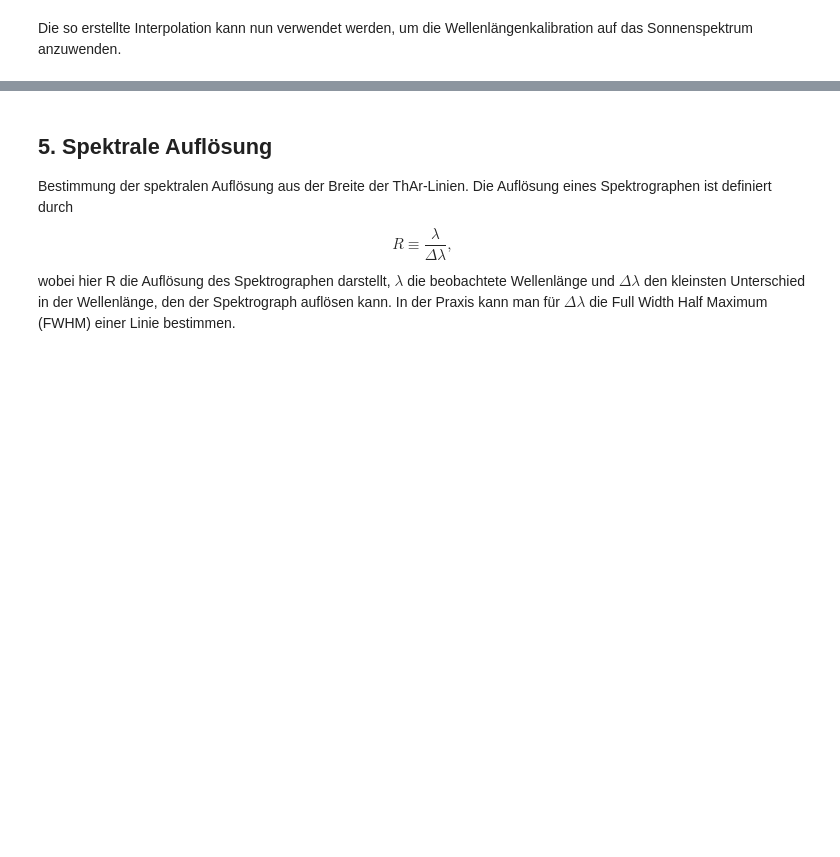
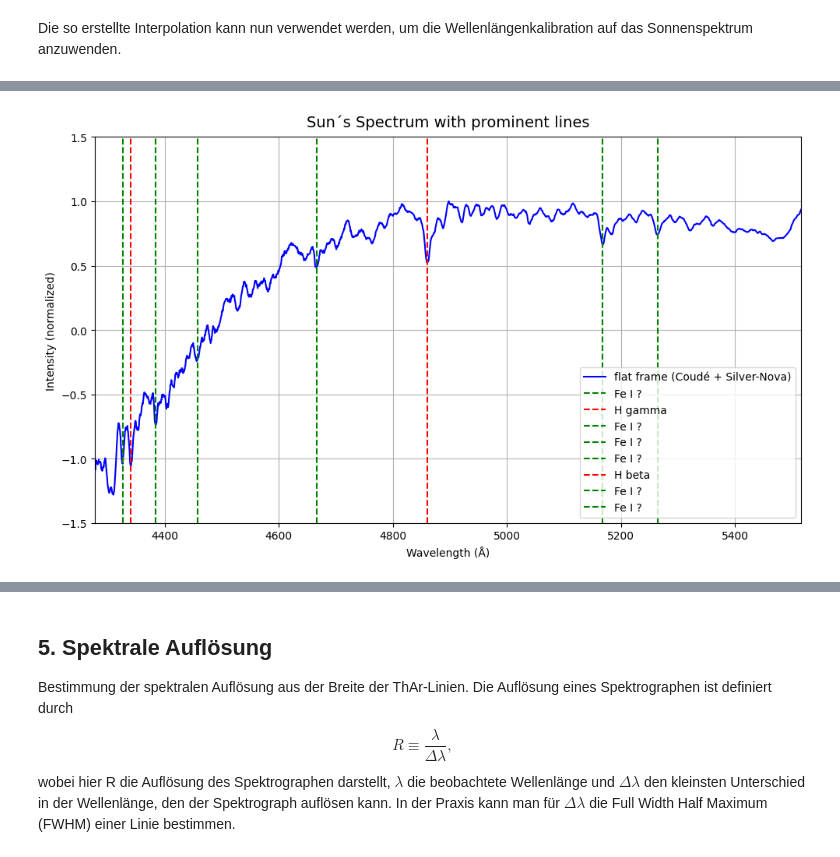
Before and after one commit to B0whunt3r21/AstroPrak, a Jupyter notebook: SolarSpectrum/Auswertungshilfe.ipynb, the cells around one changed output, grey strips where cells are left out. Cells and saved outputs as stored; diff of their text form; code cells hidden in the pictures; blank space fills up the shorter version.

```diff
--- a/SolarSpectrum/Auswertungshilfe.ipynb
+++ b/SolarSpectrum/Auswertungshilfe.ipynb
@@ -305,0 +327,24 @@ plt.show()
+# %%
+fig, ax = plt.subplots(1, 1, figsize=(10, 6))
+ax.plot(y_fit_3, sunSpect_normalized, color='blue', label='flat frame (Coudé + Silver-Nova)')
+ax.vlines(x=4327, ymin=-1.5, ymax=1.5, color='green', linestyle='--', label='Fe I ?')
+ax.vlines(x=4340, ymin=-1.5, ymax=1.5, color='red', linestyle='--', label='H gamma')
+ax.vlines(x=4384, ymin=-1.5, ymax=1.5, color='green', linestyle='--', label='Fe I ?')
+ax.vlines(x=4457, ymin=-1.5, ymax=1.5, color='green', linestyle='--', label='Fe I ?')
+ax.vlines(x=4667, ymin=-1.5, ymax=1.5, color='green', linestyle='--', label='Fe I ?')
+ax.vlines(x=4861, ymin=-1.5, ymax=1.5, color='red', linestyle='--', label='H beta')
+ax.vlines(x=5167, ymin=-1.5, ymax=1.5, color='green', linestyle='--', label='Fe I ?')
+ax.vlines(x=5264, ymin=-1.5, ymax=1.5, color='green', linestyle='--', label='Fe I ?')
+ax.set_xlim(min(y_fit_3), max(y_fit_3))
+#ax.set_xlim(4400, 4800)
+ax.set_ylim(-1.5, 1.5)
+ax.set_xlabel(r'Wavelength (Å)')
+ax.set_ylabel('Intensity (normalized)')
+ax.legend(loc='lower right')
+ax.grid()
+ax.set_title('Sun´s Spectrum with prominent lines', fontsize=14, pad=10)
+
+plt.tight_layout()
+plt.show()
+# %% [output]
+[figure, added]
```
Also changed, not shown: parts of 10 cells of this notebook.
